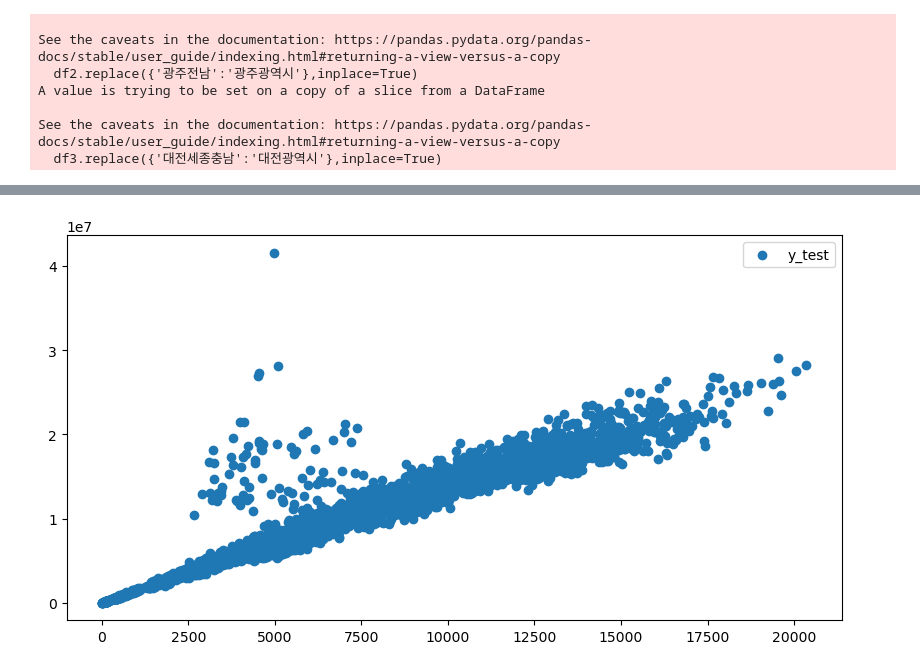
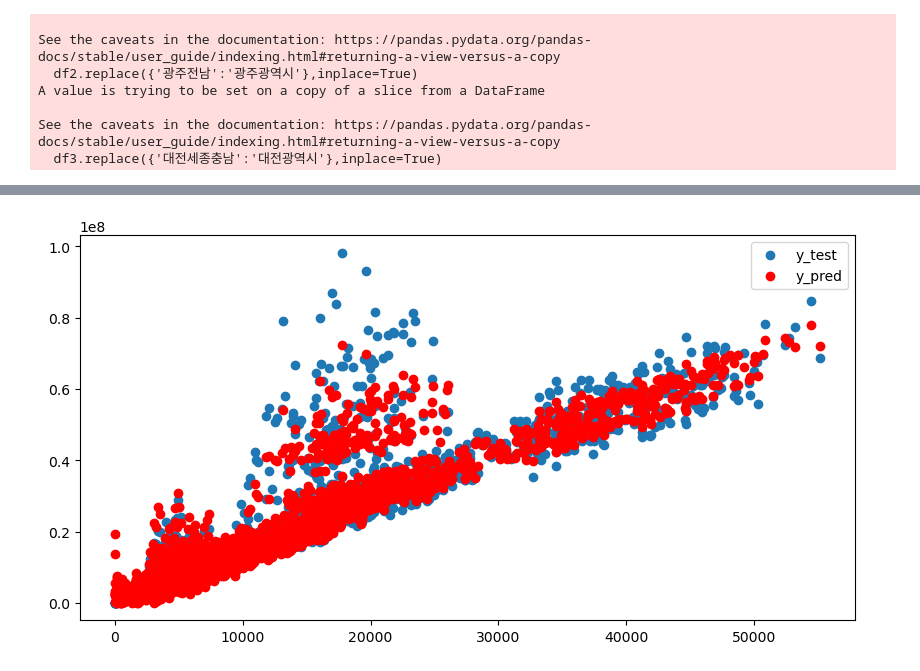
Before and after one commit to ludeulen/practicepython, a Jupyter notebook: Untitled.ipynb, the cells around one changed output, grey strips where cells are left out. Drawn from its saved outputs; the diff is of its cells as text; code cells hidden in the pictures.

```diff
--- a/Untitled.ipynb
+++ b/Untitled.ipynb
@@ -376,5 +327,5 @@ df_area.append(df_gyeonggi_outlier)
 # %%
-seoul_idx=df_seoul_outlier.index
-gyeonggi_idx=df_gyeonggi_outlier.index
-df_seoul.drop(seoul_idx,inplace=True)
-df_gyeonggi.drop(gyeonggi_idx,inplace=True)
+# seoul_idx=df_seoul_outlier.index
+# gyeonggi_idx=df_gyeonggi_outlier.index
+# df_seoul.drop(seoul_idx,inplace=True)
+# df_gyeonggi.drop(gyeonggi_idx,inplace=True)
@@ -441,5 +348,6 @@ df_seoul
 # %%
-df_test=df_seoul.drop(['이상치여부','cityCode','citySidoName'],axis=1)
+# df_test=df_seoul.drop(['이상치여부','cityCode','citySidoName'],axis=1)
+df_test=df_seoul.drop(['cityCode','citySidoName'],axis=1)
 # %%
 df_test=df_test.astype({'disQuantityRate':'float','disCount':'float','disCountRate':'float','가계수입전망CSI':'float','소비지출전망CSI':'float'})
 # %%
@@ -485,23 +390,28 @@ import seaborn as sns
 # %%
 from sklearn.model_selection import train_test_split
+import numpy as np
+import matplotlib.pyplot as plt
+import seaborn as sns
 
 x_data=df_test.drop('target',axis=1)
 y_data=df_test['target']
 
 x_train, x_test, y_train, y_test = train_test_split(x_data, y_data, test_size=0.3)
 #선형 회귀 모형
 from sklearn.linear_model import LinearRegression
 lr=LinearRegression()
 lr.fit(x_train, y_train)
 
 #예측값 저장
-y_test_pred=lr.predict(x_test)
+y_pred=lr.predict(x_test)
+
+y_pred=np.where(y_pred<0, y_pred*(-1), y_pred)
 
 #예측값과 실제값의 분포
 plt.figure(figsize=(10, 5)) #표 크기 지정
 plt.scatter(x_test['disCount'], y_test, label='y_test')  #파란점, 실제값
-# plt.scatter(x_test['disCount'], y_test_pred, c='r', label='y_pred')  #빨간점, 예측값
+plt.scatter(x_test['disCount'], y_pred, c='r', label='y_pred')  #빨간점, 예측값
 plt.legend(loc='best')  #범례(오른쪽 상단 박스)가 표시되는 위치 지정
 plt.show()
 # %% [output]
-[figure, old version]
+[figure, new version]
```
Also changed, not shown: parts of 23 cells of this notebook.
